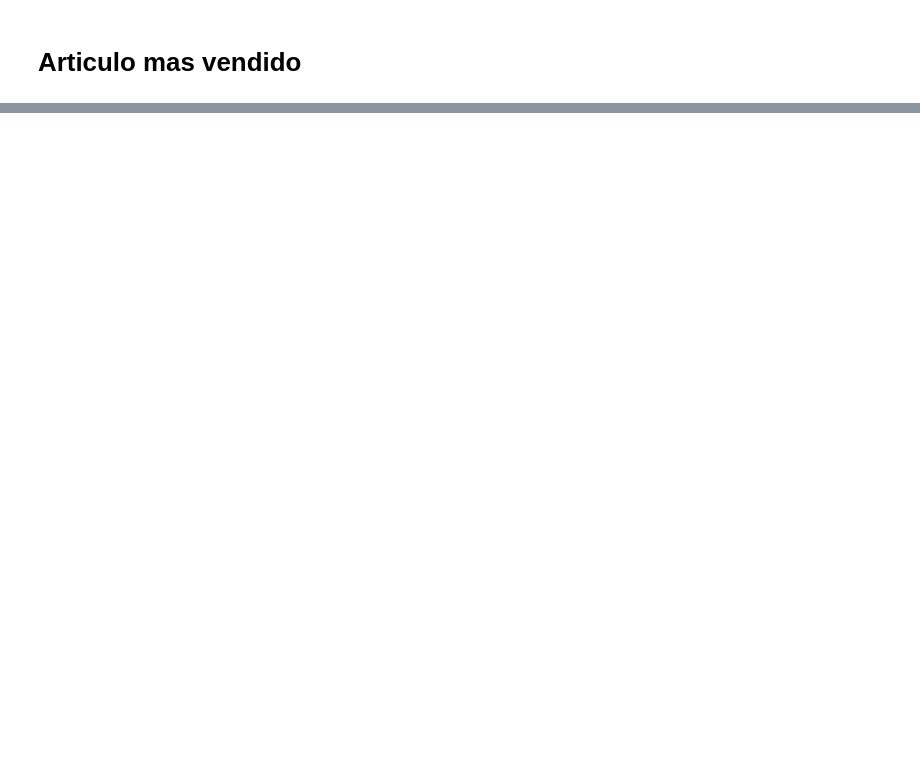
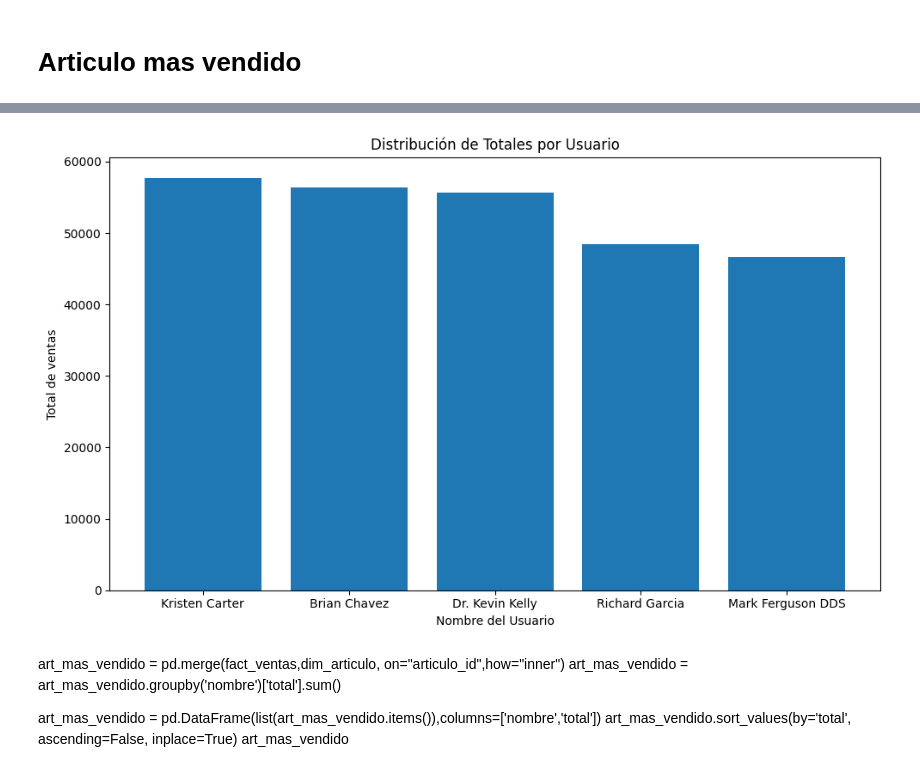
Before and after one commit to esnorki2008/Proyecto-Final-Ciencia-de-Datos-en-Python, a Jupyter notebook: DASHBOARD/DASHBOARD.ipynb, the cells around one changed output, grey strips where cells are left out. Saved outputs shown, nothing was run; the diff lists cells and outputs as text; code cells hidden in the pictures; blank space fills up the shorter version.

```diff
--- a/DASHBOARD/DASHBOARD.ipynb
+++ b/DASHBOARD/DASHBOARD.ipynb
@@ -137,0 +167,12 @@ plt.show()
+# %%
+# Combinar 'fact_ventas' con 'dim_usuario' en la columna 'usuario_id'
+user_mas_ventas = pd.merge(fact_ventas, dim_usuario, on="usuario_id", how="inner")
+# Agrupar por nombre y sumar los totales de ventas
+user_mas_ventas = user_mas_ventas.groupby('nombre')['total'].sum().reset_index()
+# Ordenar los valores por 'total' en orden descendente
+user_mas_ventas.sort_values(by='total', ascending=False, inplace=True)
+# Seleccionar el top 10
+top_5_user_mas_ventas = user_mas_ventas.head(5)
+
+# Mostrar el top 10
+top_5_user_mas_ventas
@@ -137,0 +186,21 @@ plt.show()
+# %%
+plt.figure(figsize=(10, 6))
+# Crear una gráfica de barras
+plt.bar(top_5_user_mas_ventas['nombre'], top_5_user_mas_ventas['total'])
+# Etiquetas y título
+plt.xlabel('Nombre del Usuario')
+plt.ylabel('Total de ventas')
+plt.title('Distribución de Totales por Usuario')
+
+# Mostrar la gráfica
+plt.tight_layout()
+plt.show()
+# %% [output]
+[figure, added]
+# %% [markdown]
+art_mas_vendido = pd.merge(fact_ventas,dim_articulo, on="articulo_id",how="inner")
+art_mas_vendido = art_mas_vendido.groupby('nombre')['total'].sum()
+
+art_mas_vendido = pd.DataFrame(list(art_mas_vendido.items()),columns=['nombre','total'])
+art_mas_vendido.sort_values(by='total', ascending=False, inplace=True)
+art_mas_vendido
```
Also changed, not shown: parts of 10 cells of this notebook.
